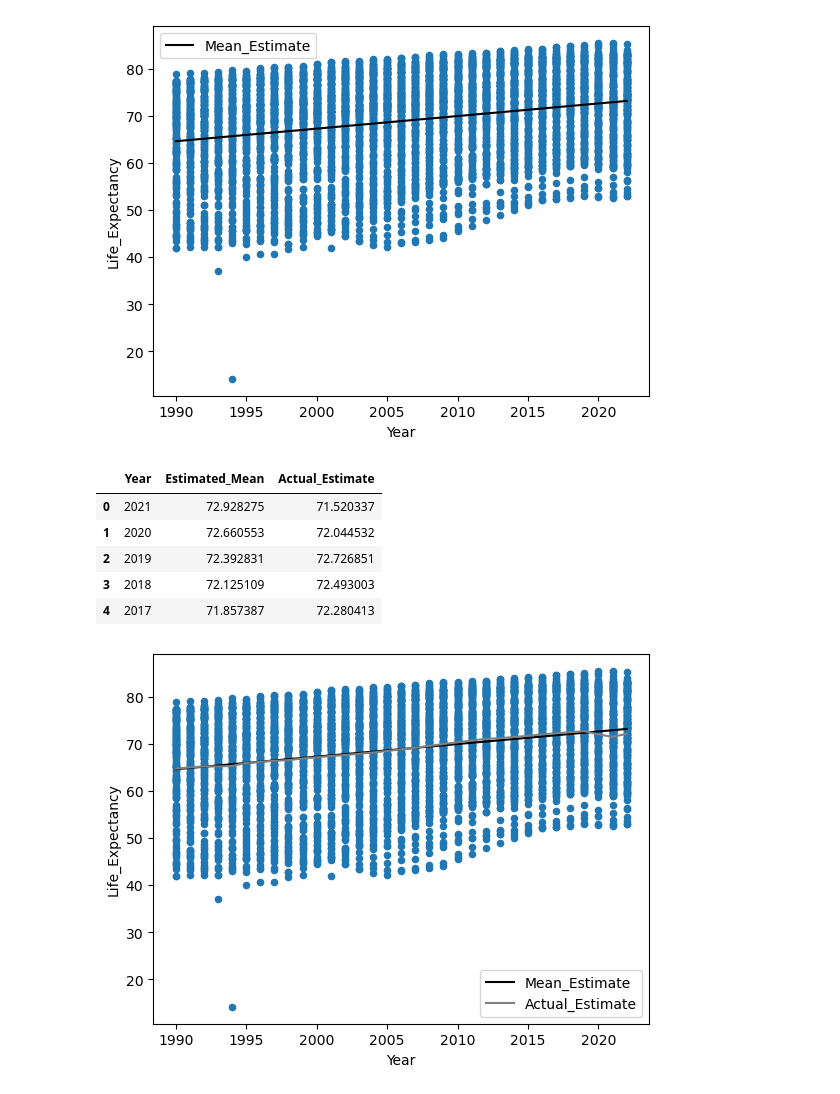
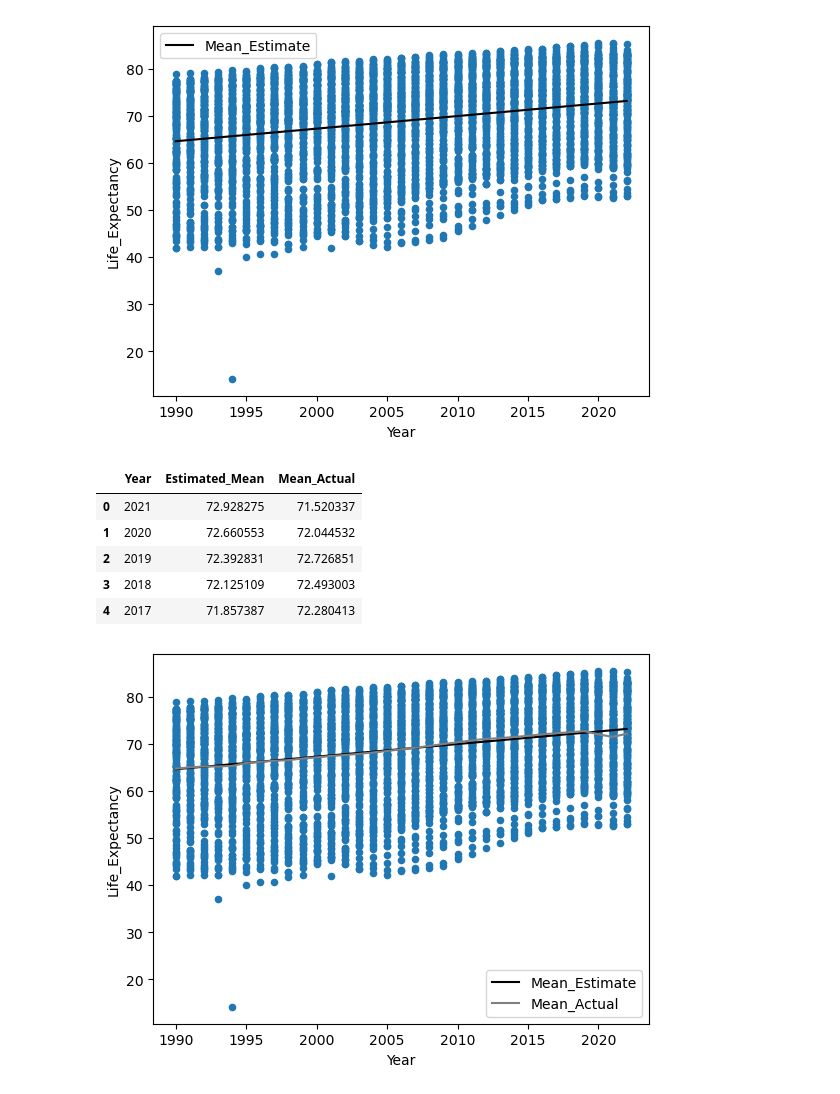
Before and after one commit to nss-data-science-cohort-8/un-linear-regression-JEFFDAVISJR, a Jupyter notebook: notebooks/UN_Linear_Regression.ipynb, the cells around one changed output. Cells and saved outputs as stored; diff of their text form; code cells hidden in the pictures.

```diff
--- a/notebooks/UN_Linear_Regression.ipynb
+++ b/notebooks/UN_Linear_Regression.ipynb
@@ -137,12 +103,12 @@ mean_estimates = pd.DataFrame(means)
 #mean_estimates.head(33)
 # %%
 actual_estimates = gdp_le.groupby('Year')['Life_Expectancy'].mean().reset_index()
-actual_estimates = actual_estimates.rename(columns={'Life_Expectancy': 'Actual_Estimate'})
+actual_estimates = actual_estimates.rename(columns={'Life_Expectancy': 'Mean_Actual'})
 # %%
 actual_v_estimate = pd.merge(mean_estimates, actual_estimates, how='inner', on=['Year'])
 actual_v_estimate.head()
 # %% [output]
-|  | Year | Estimated_Mean | Actual_Estimate |
+|  | Year | Estimated_Mean | Mean_Actual |
 | 0 | 2021 | 72.928275 | 71.520337 |
 | 1 | 2020 | 72.660553 | 72.044532 |
 | 2 | 2019 | 72.392831 | 72.726851 |
@@ -151,7 +117,7 @@ actual_v_estimate.head()
 # %%
 fig, ax = plt.subplots()
 gdp_le.plot(kind="scatter", x="Year", y="Life_Expectancy", ax=ax)
 pred_df.plot(kind="line", x="Year", y="Mean_Estimate", color="black", ax=ax)
-actual_estimates.plot(kind="line", x="Year",y="Actual_Estimate", color = "grey", ax=ax);
+actual_estimates.plot(kind="line", x="Year",y="Mean_Actual", color = "grey", ax=ax);
 # %% [output]
-[figure, old version]
+[figure, new version]
```
Also changed, not shown: parts of 11 cells of this notebook.
